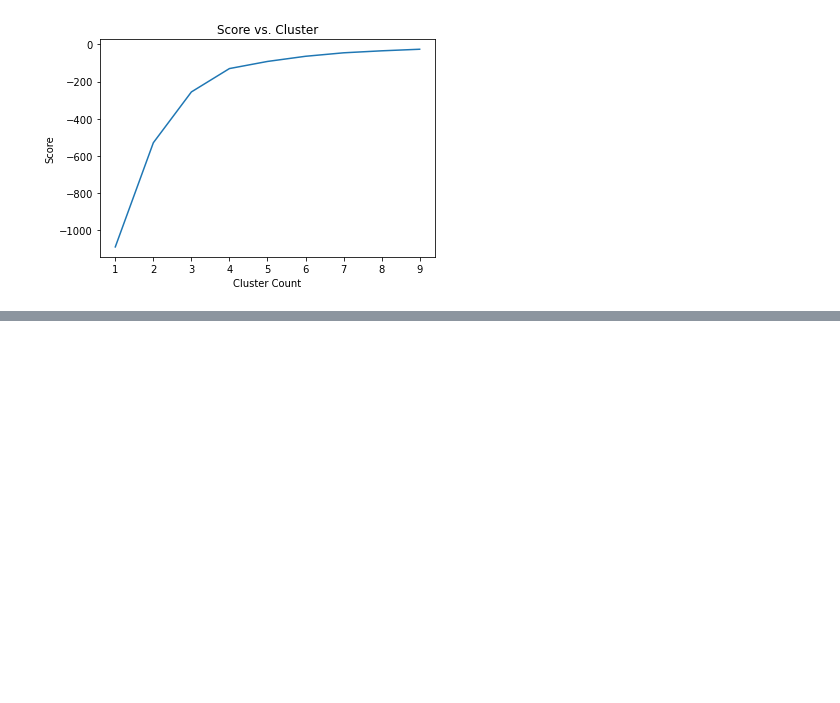
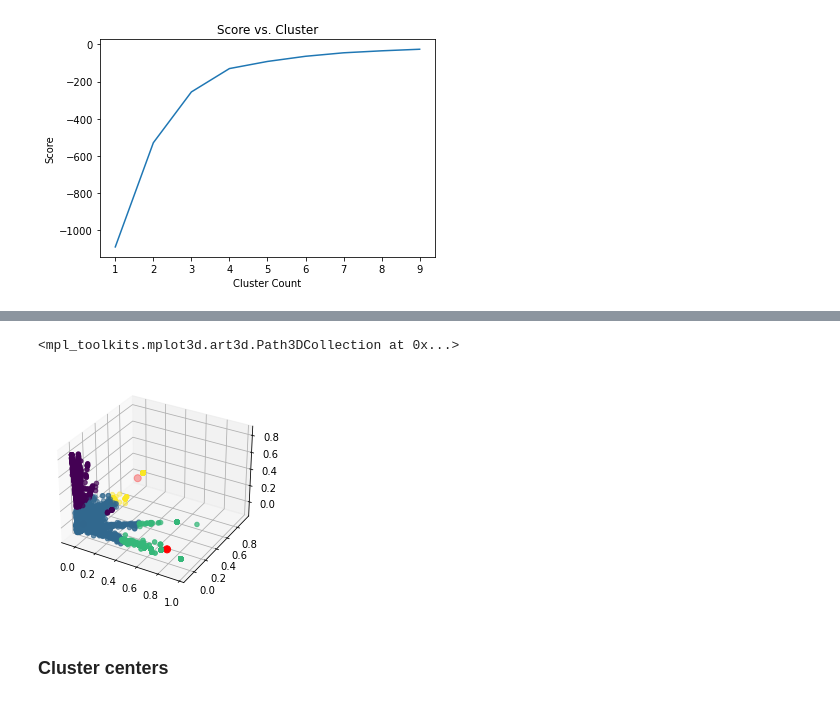
Before and after one commit to nicholasosaka/enron-clustering, a Jupyter notebook: clustering.ipynb, the cells around one changed output, grey strips where cells are left out. Saved outputs shown, nothing was run; the diff lists cells and outputs as text; code cells hidden in the pictures; blank space fills up the shorter version.

```diff
--- a/clustering.ipynb
+++ b/clustering.ipynb
@@ -104,0 +231,11 @@ plt.scatter(tf_idf_2dim[:, 0], tf_idf_2dim[:, 1], c=preds, s=50, cmap='viridis')
+# %%
+ax = plt.axes(projection='3d')
+# Data for three-dimensional scattered points
+
+ax.scatter3D(tf_idf_3dim[:, 0], tf_idf_3dim[:, 1], tf_idf_3dim[:, 2], c=preds, cmap='viridis');
+ax.scatter3D(kmeans_3d.cluster_centers_[:,0],kmeans_3d.cluster_centers_[:,1],kmeans_3d.cluster_centers_[:,2], c='red', s=50)
+# %% [output]
+<mpl_toolkits.mplot3d.art3d.Path3DCollection at 0x...>
+[figure, added]
+# %% [markdown]
+### Cluster centers
```
Also changed, not shown: parts of 28 cells of this notebook.
